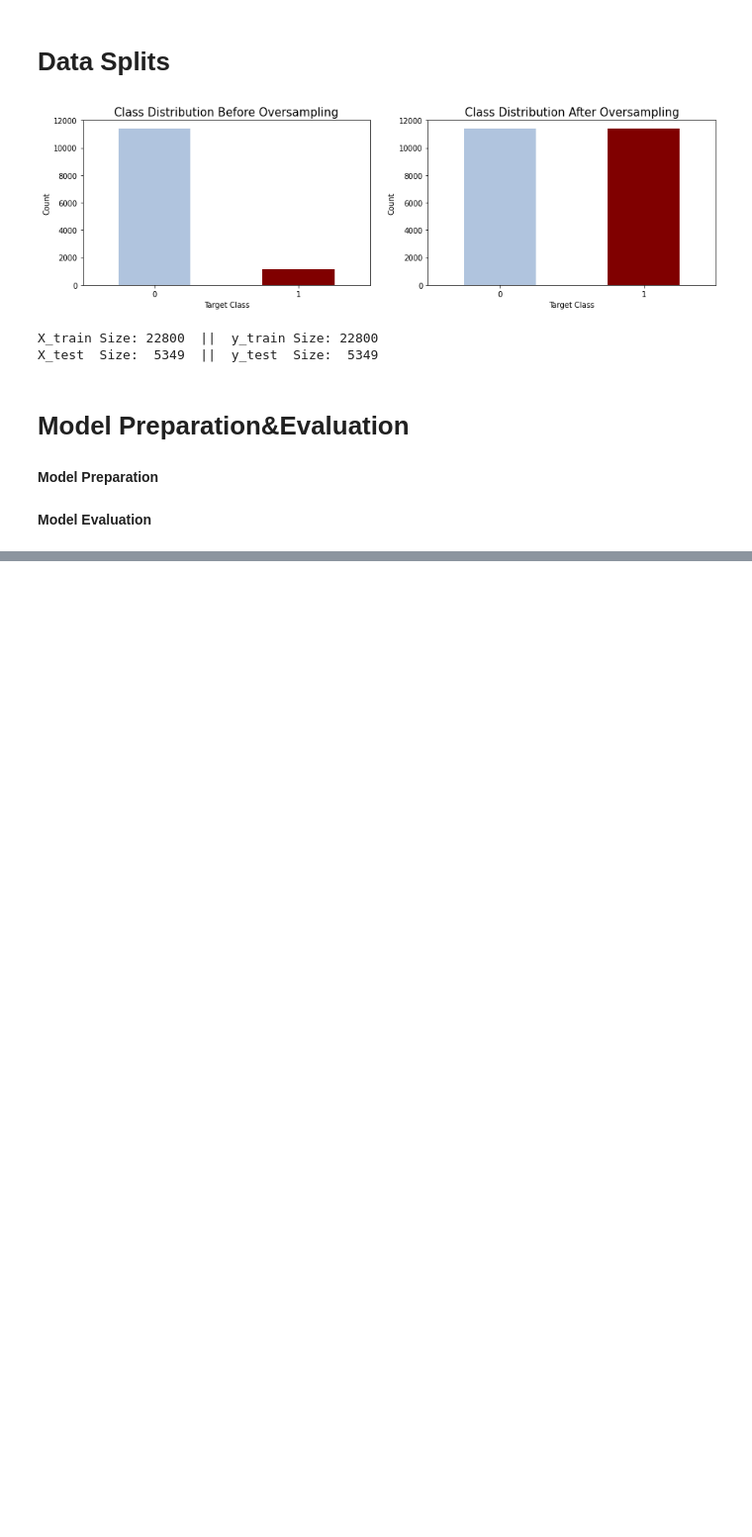
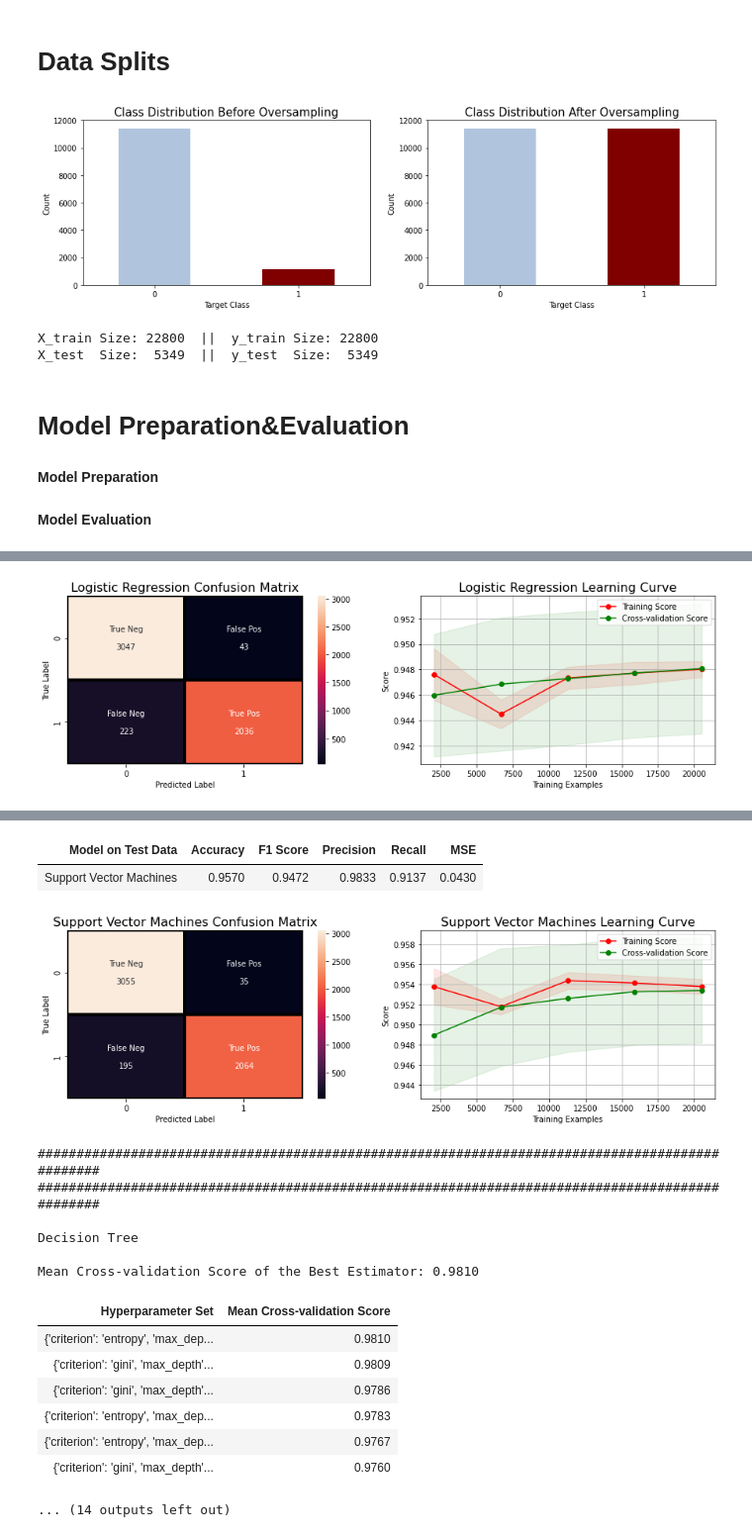
Before and after one commit to bahadirbasaran/pulsar-detection-kaggle-competition, a Jupyter notebook: main.ipynb, the cells around one changed output, grey strips where cells are left out. Shown at 99% size. Saved outputs shown, nothing was run; the diff lists cells and outputs as text; code cells hidden in the pictures; blank space fills up the shorter version.

```diff
--- a/main.ipynb
+++ b/main.ipynb
@@ -420,0 +434,61 @@ Mean Cross-validation Score of the Best Estimator: 0.9809
+# %%
+for classifier, paramSet, classifierName in zip(list_classifiers, list_paramSets, list_clfNames):
+
+  gs = GridSearchCV(
+                    estimator = classifier,
+                    param_grid = paramSet,
+                    cv = n_folds,
+                    return_train_score=True,
+                    n_jobs=-1
+                   )
+  gs.fit(X_train, y_train)
+
+  print('\033[1m' + '\033[4m' + '\033[36m'  + classifierName + '\033[0m')
+  print("\nMean Cross-validation Score of the Best Estimator: {}\n".format("%.4f" % gs.best_score_))
+
+  dataframe_grid = dataframe_grid.iloc[0:0]
+  for param, i in zip(gs.cv_results_['params'], range(0, len(gs.cv_results_['params']))):
+    dataframe_grid = dataframe_grid.append({"Hyperparameter Set": param, "Mean Cross-validation Score": "%.4f" % gs.cv_results_['mean_test_score'][i]}, ignore_index=True)
+  printDataframe(dataframe=dataframe_grid, frame_style=frameStyle2, sort_by="Mean Cross-validation Score")
+
+  print("\n{} Hyperparameter Set of the Best Estimator:\n".format(classifierName))
+  for param in paramSet.keys():
+    print("\tHyperparameter {}: {}".format(param, gs.best_estimator_.get_params()[param]))
+
+  y_pred = gs.best_estimator_.predict(X_test)
+
+  fig, ax = plt.subplots(1,2, figsize = (15,4))
+
+  plt.subplot(1,2,1)
+  dataframe_stats = evaluateClassifier(classifierName, y_test, y_pred, dataframe_stats)
+
+  cv = StratifiedKFold(n_splits=n_folds, shuffle=True, random_state=42)
+  title = classifierName + " Learning Curve"
+  plt.subplot(1,2,2)
+  plot_learning_curve(gs.best_estimator_, title, X_train, y_train, cv=cv, n_jobs=-1)
+  plt.show()
+
+  if classifierName in ["Decision Tree", "Random Forest"]:
+    plot_feature_importances(gs.best_estimator_, dataset)
+    if classifierName == "Decision Tree":
+      plot_decision_tree(gs.best_estimator_, dataset.columns[:-1], rotate=True)
+
+  print('\033[1m' + '\033[94m' + "\n################################################################################################")
+  print("################################################################################################\n" + '\033[0m')
+
+#Listing the results
+printDataframe(dataframe=dataframe_stats, frame_style=frameStyle, sort_by=['Accuracy', 'F1 Score'])
+print("\n")
+
+getDataFrameValues = lambda e: [float(dataframe_stats[e].values[0]), float(dataframe_stats[e].values[1]), float(dataframe_stats[e].values[2]), float(dataframe_stats[e].values[3])]
+
+df_comp = pd.DataFrame({'Accuracy':   getDataFrameValues('Accuracy'),
+                        'F1 Score':   getDataFrameValues('F1 Score'),
+                        'Precision':  getDataFrameValues('Precision'),
+                        'Recall':     getDataFrameValues('Recall')},
+                        index=        dataframe_stats['Model'].values)
+
+df_comp.plot.bar(figsize=(14,5), grid=True).set_ylim(0.90,1.00)
+plt.xticks(rotation=0, fontsize=14)
+plt.show()
+# %% [output]
@@ -420,0 +509 @@ Mean Cross-validation Score of the Best Estimator: 0.9809
+[figure, added]
@@ -420,0 +530,17 @@ Mean Cross-validation Score of the Best Estimator: 0.9809
+| Model on Test Data | Accuracy | F1 Score | Precision | Recall | MSE |
+| Support Vector Machines | 0.9570 | 0.9472 | 0.9833 | 0.9137 | 0.0430 |
+[figure, added]
+################################################################################################
+################################################################################################
+
+Decision Tree
+
+Mean Cross-validation Score of the Best Estimator: 0.9810
+| Hyperparameter Set | Mean Cross-validation Score |
+| {'criterion': 'entropy', 'max_dep... | 0.9810 |
+| {'criterion': 'gini', 'max_depth'... | 0.9809 |
+| {'criterion': 'gini', 'max_depth'... | 0.9786 |
+| {'criterion': 'entropy', 'max_dep... | 0.9783 |
+| {'criterion': 'entropy', 'max_dep... | 0.9767 |
+| {'criterion': 'gini', 'max_depth'... | 0.9760 |
+... (14 outputs left out)
```
Also changed, not shown: parts of 2 cells of this notebook.
